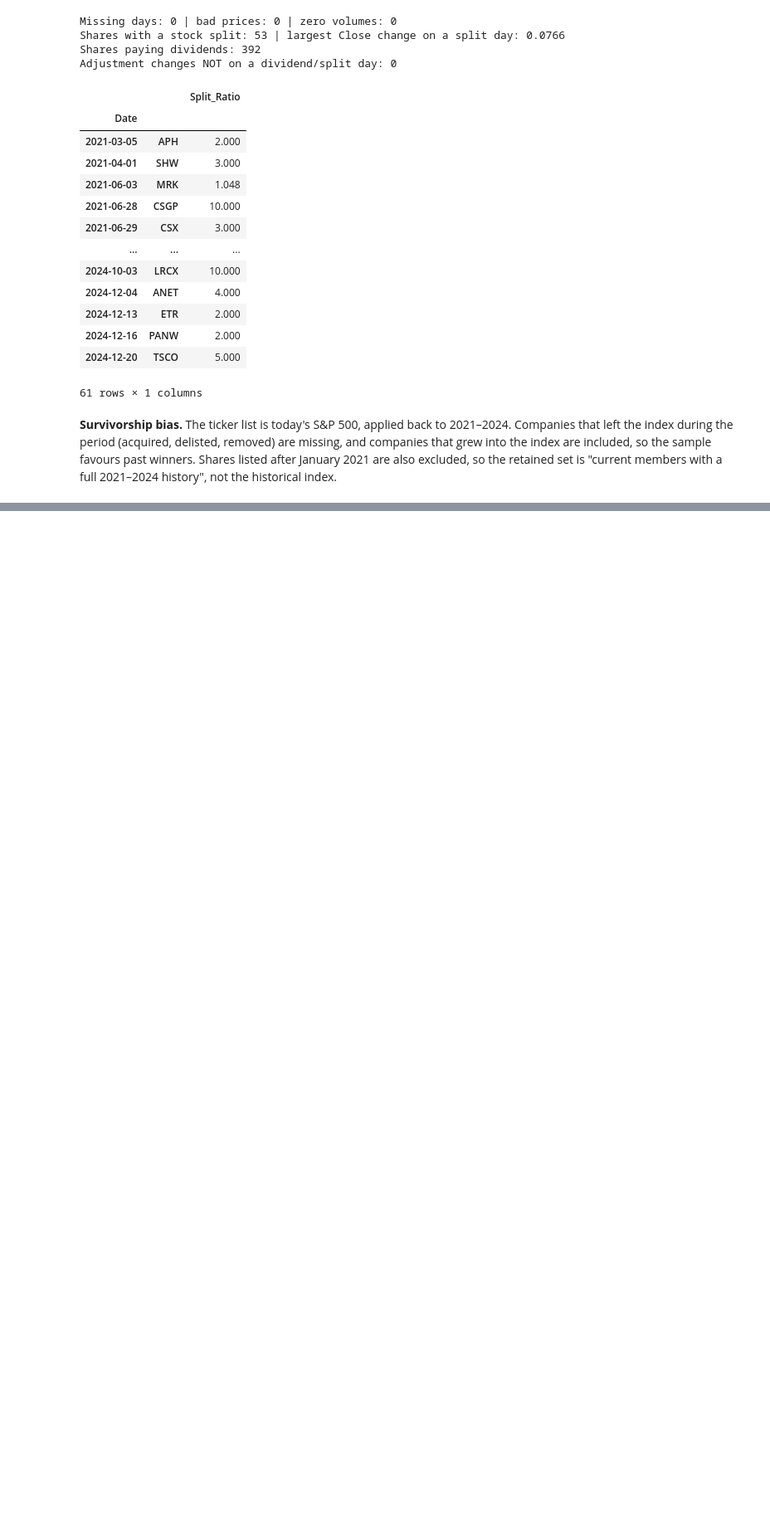
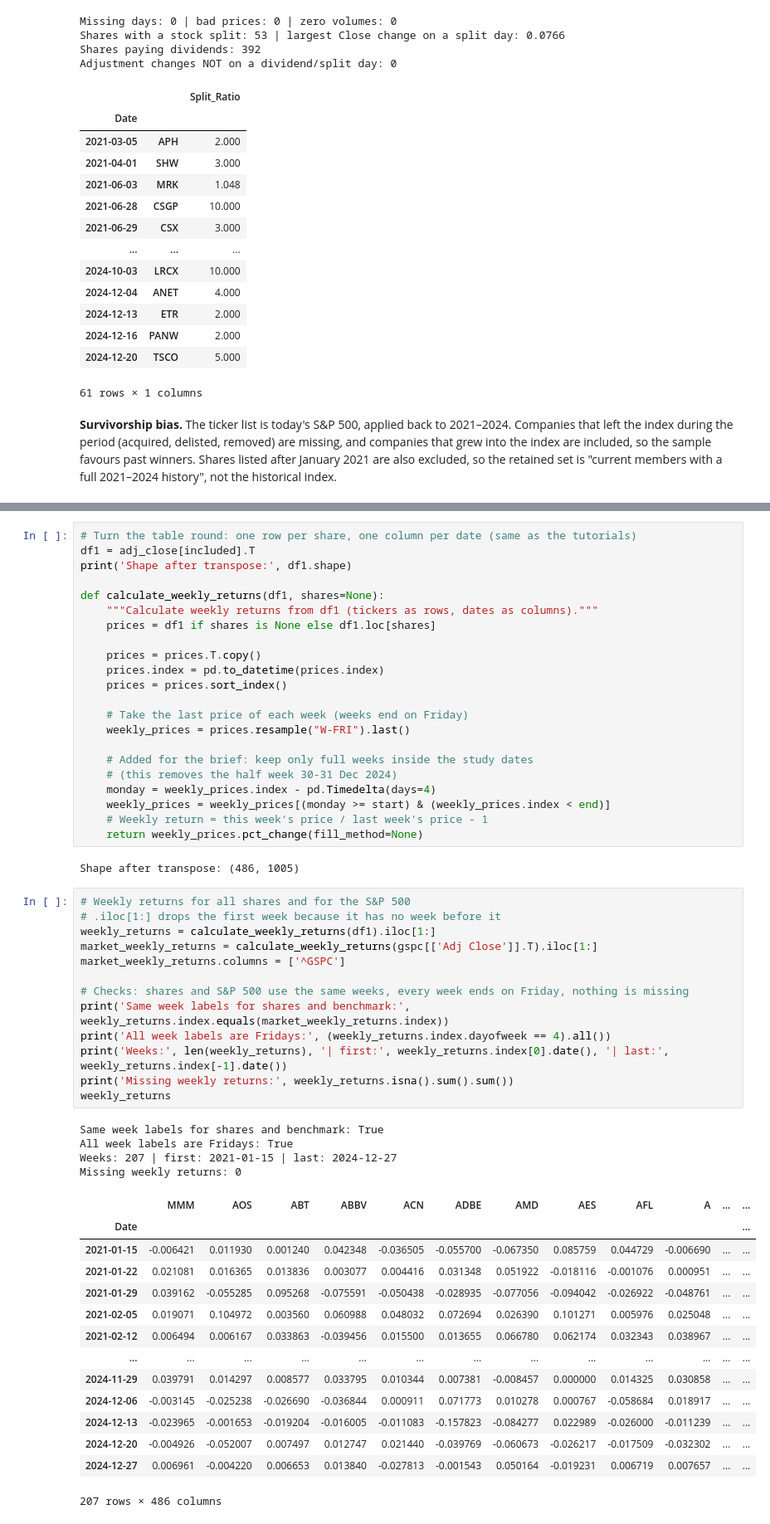
Before and after one commit to suhailnoor1821/CRM_CW1_Stock_Segmentation, a Jupyter notebook: CRM_CW1.ipynb, the cells around one changed output, grey strips where cells are left out. Shown at 83% size. Cells and saved outputs as stored; diff of their text form; blank space fills up the shorter version.

Commit message:
1.3 Weekly return and beta

```diff
--- a/CRM_CW1.ipynb
+++ b/CRM_CW1.ipynb
@@ -244,0 +251,56 @@ Adjustment changes NOT on a dividend/split day: 0
+# %%
+# Turn the table round: one row per share, one column per date (same as the tutorials)
+df1 = adj_close[included].T
+print('Shape after transpose:', df1.shape)
+
+def calculate_weekly_returns(df1, shares=None):
+    """Calculate weekly returns from df1 (tickers as rows, dates as columns)."""
+    prices = df1 if shares is None else df1.loc[shares]
+
+    prices = prices.T.copy()
+    prices.index = pd.to_datetime(prices.index)
+    prices = prices.sort_index()
+
+    # Take the last price of each week (weeks end on Friday)
+    weekly_prices = prices.resample("W-FRI").last()
+
+    # Added for the brief: keep only full weeks inside the study dates
+    # (this removes the half week 30-31 Dec 2024)
+    monday = weekly_prices.index - pd.Timedelta(days=4)
+    weekly_prices = weekly_prices[(monday >= start) & (weekly_prices.index < end)]
+    # Weekly return = this week's price / last week's price - 1
+    return weekly_prices.pct_change(fill_method=None)
+# %% [output]
+Shape after transpose: (486, 1005)
+# %%
+# Weekly returns for all shares and for the S&P 500
+# .iloc[1:] drops the first week because it has no week before it
+weekly_returns = calculate_weekly_returns(df1).iloc[1:]
+market_weekly_returns = calculate_weekly_returns(gspc[['Adj Close']].T).iloc[1:]
+market_weekly_returns.columns = ['^GSPC']
+
+# Checks: shares and S&P 500 use the same weeks, every week ends on Friday, nothing is missing
+print('Same week labels for shares and benchmark:', weekly_returns.index.equals(market_weekly_returns.index))
+print('All week labels are Fridays:', (weekly_returns.index.dayofweek == 4).all())
+print('Weeks:', len(weekly_returns), '| first:', weekly_returns.index[0].date(), '| last:', weekly_returns.index[-1].date())
+print('Missing weekly returns:', weekly_returns.isna().sum().sum())
+weekly_returns
+# %% [output]
+Same week labels for shares and benchmark: True
+All week labels are Fridays: True
+Weeks: 207 | first: 2021-01-15 | last: 2024-12-27
+Missing weekly returns: 0
+|  | MMM | AOS | ABT | ABBV | ACN | ADBE | AMD | AES | AFL | A | ... | ... |
+| Date |  |  |  |  |  |  |  |  |  |  |  | ... |
+| 2021-01-15 | -0.006421 | 0.011930 | 0.001240 | 0.042348 | -0.036505 | -0.055700 | -0.067350 | 0.085759 | 0.044729 | -0.006690 | ... | ... |
+| 2021-01-22 | 0.021081 | 0.016365 | 0.013836 | 0.003077 | 0.004416 | 0.031348 | 0.051922 | -0.018116 | -0.001076 | 0.000951 | ... | ... |
+| 2021-01-29 | 0.039162 | -0.055285 | 0.095268 | -0.075591 | -0.050438 | -0.028935 | -0.077056 | -0.094042 | -0.026922 | -0.048761 | ... | ... |
+| 2021-02-05 | 0.019071 | 0.104972 | 0.003560 | 0.060988 | 0.048032 | 0.072694 | 0.026390 | 0.101271 | 0.005976 | 0.025048 | ... | ... |
+| 2021-02-12 | 0.006494 | 0.006167 | 0.033863 | -0.039456 | 0.015500 | 0.013655 | 0.066780 | 0.062174 | 0.032343 | 0.038967 | ... | ... |
+| ... | ... | ... | ... | ... | ... | ... | ... | ... | ... | ... | ... | ... |
+| 2024-11-29 | 0.039791 | 0.014297 | 0.008577 | 0.033795 | 0.010344 | 0.007381 | -0.008457 | 0.000000 | 0.014325 | 0.030858 | ... | ... |
+| 2024-12-06 | -0.003145 | -0.025238 | -0.026690 | -0.036844 | 0.000911 | 0.071773 | 0.010278 | 0.000767 | -0.058684 | 0.018917 | ... | ... |
+| 2024-12-13 | -0.023965 | -0.001653 | -0.019204 | -0.016005 | -0.011083 | -0.157823 | -0.084277 | 0.022989 | -0.026000 | -0.011239 | ... | ... |
+| 2024-12-20 | -0.004926 | -0.052007 | 0.007497 | 0.012747 | 0.021440 | -0.039769 | -0.060673 | -0.026217 | -0.017509 | -0.032302 | ... | ... |
+| 2024-12-27 | 0.006961 | -0.004220 | 0.006653 | 0.013840 | -0.027813 | -0.001543 | 0.050164 | -0.019231 | 0.006719 | 0.007657 | ... | ... |
+207 rows × 486 columns
```
Also changed, not shown: parts of 9 cells of this notebook.
